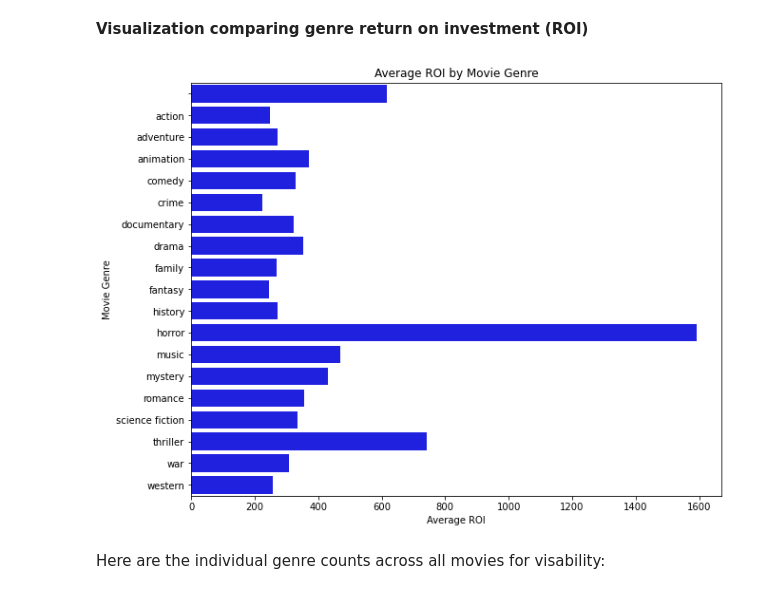
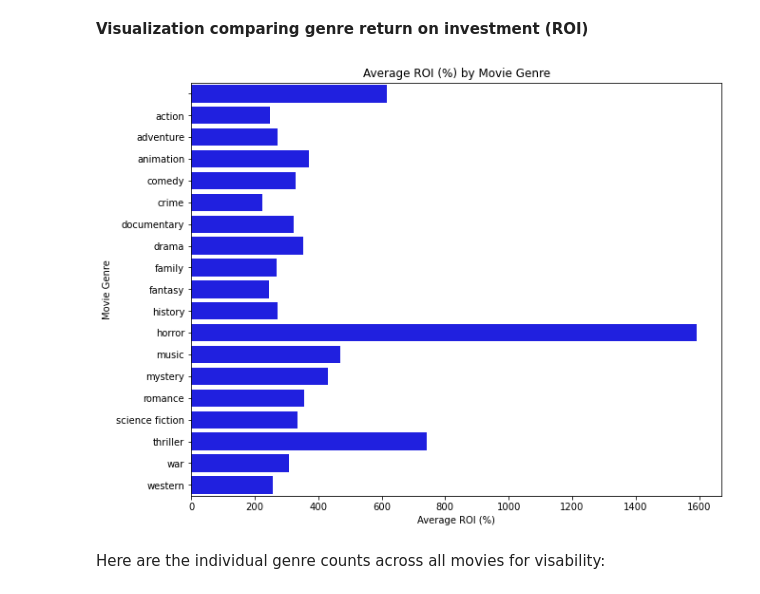
Before and after one commit to learn-co-curriculum/dsc-phase-2-project-v3, a Jupyter notebook: main_workbook.ipynb, the cells around one changed output. Cells and saved outputs as stored; diff of their text form; code cells hidden in the pictures.

```diff
--- a/main_workbook.ipynb
+++ b/main_workbook.ipynb
@@ -481,21 +384,21 @@ calc_df[['title', 'roi', 'genres']].head(10)
 # %%
 # assuming your dataframe is calc_df
 calc_df['genres'] = calc_df['genres'].apply(lambda x: ', '.join(x)) # Joining genres into string if they are list
 calc_df['genres'] = calc_df['genres'].apply(lambda x: x.split(', ')) # Splitting genres to make them list again
 calc_df_exploded = calc_df.explode('genres') # This will create separate rows for each genre
 
 # Now you can use groupby to find the mean 'roi' for each genre
 genre_group = calc_df_exploded.groupby('genres')['roi'].mean().reset_index()
 
 # Now use seaborn to create the visualization
 plt.figure(figsize=(10,8))
 sns.barplot(x='roi', y='genres', data=genre_group, ci=None, color='blue')
-plt.title('Average ROI by Movie Genre')
-plt.xlabel('Average ROI')
+plt.title('Average ROI (%) by Movie Genre')
+plt.xlabel('Average ROI (%)')
 plt.ylabel('Movie Genre')
 plt.show()
 # %% [output]
-[figure, old version]
+[figure, new version]
 # %% [markdown]
 Here are the individual genre counts across all movies for visability:
 # %%
```
Also changed, not shown: parts of 20 cells of this notebook.
